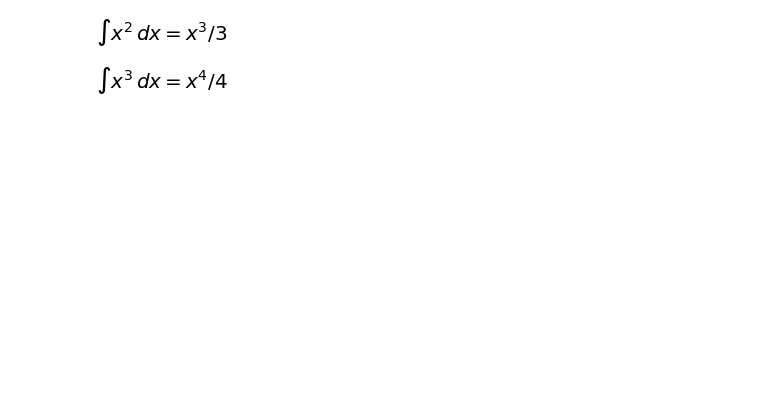
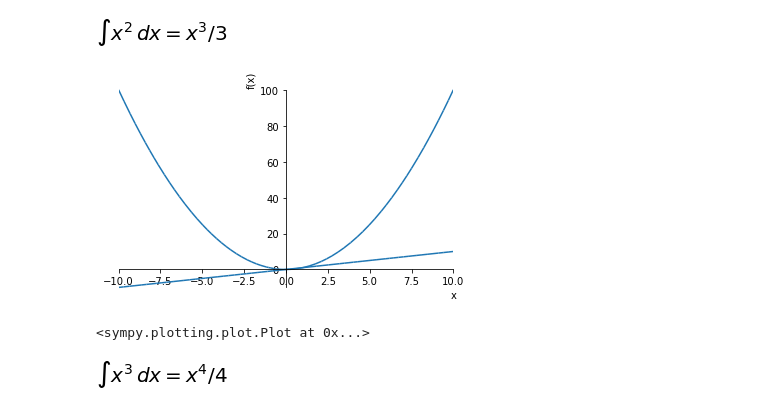
Before and after one commit to yaiwase/mathematics-for-technical-colleges, a Jupyter notebook: volume-02/section-08/item-08-01.ipynb, the cells around one changed output. Drawn from its saved outputs; the diff is of its cells as text; code cells hidden in the pictures; blank space fills up the shorter version.

```diff
--- a/volume-02/section-08/item-08-01.ipynb
+++ b/volume-02/section-08/item-08-01.ipynb
@@ -36,6 +41,11 @@ F1 = x**2
 Eq(Integral(F1, x), sym.integrate(F1, x))
 # %% [output]
 [figure]
+# %%
+plot(x,F1)
+# %% [output]
+[figure, added]
+<sympy.plotting.plot.Plot at 0x...>
 # %%
 # 8.1
 # (3)
```
Also changed, not shown: parts of 2 cells of this notebook.
